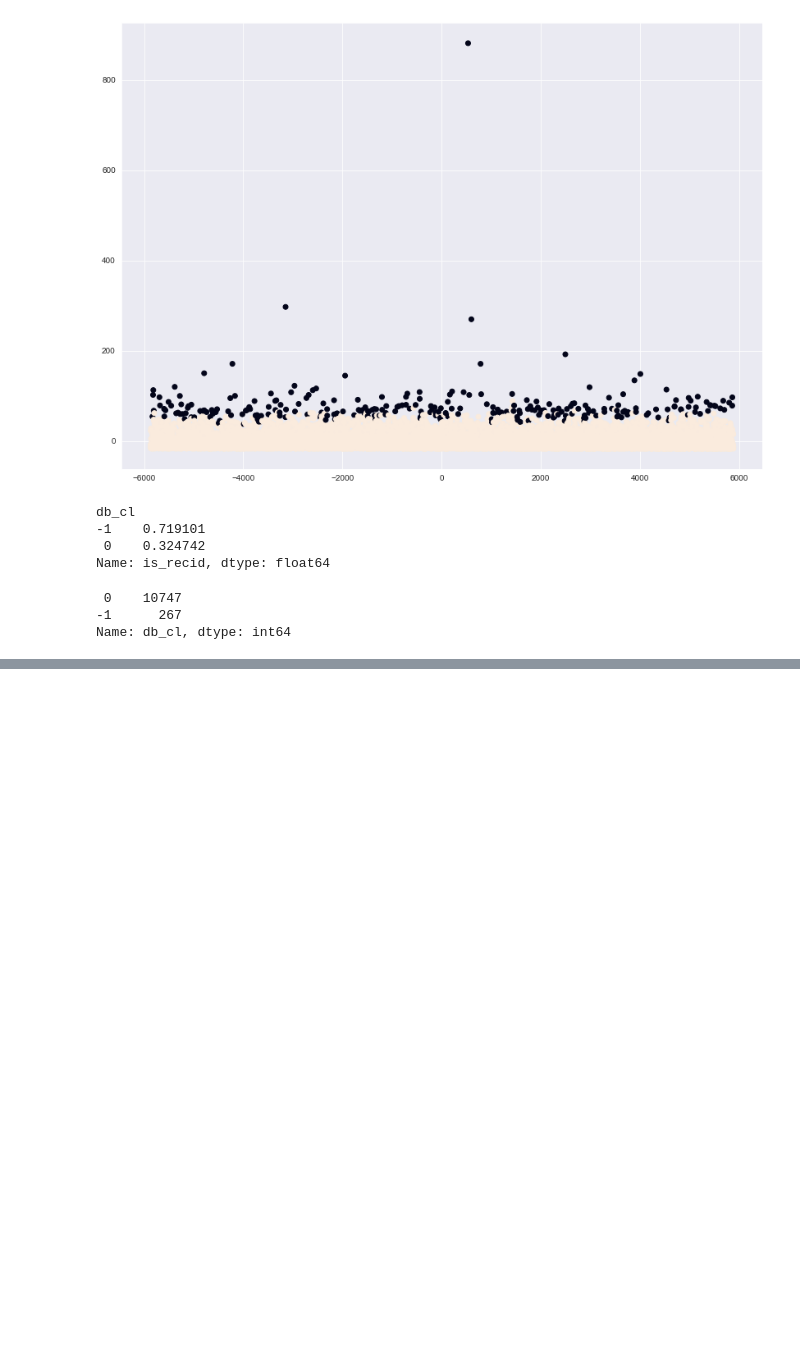
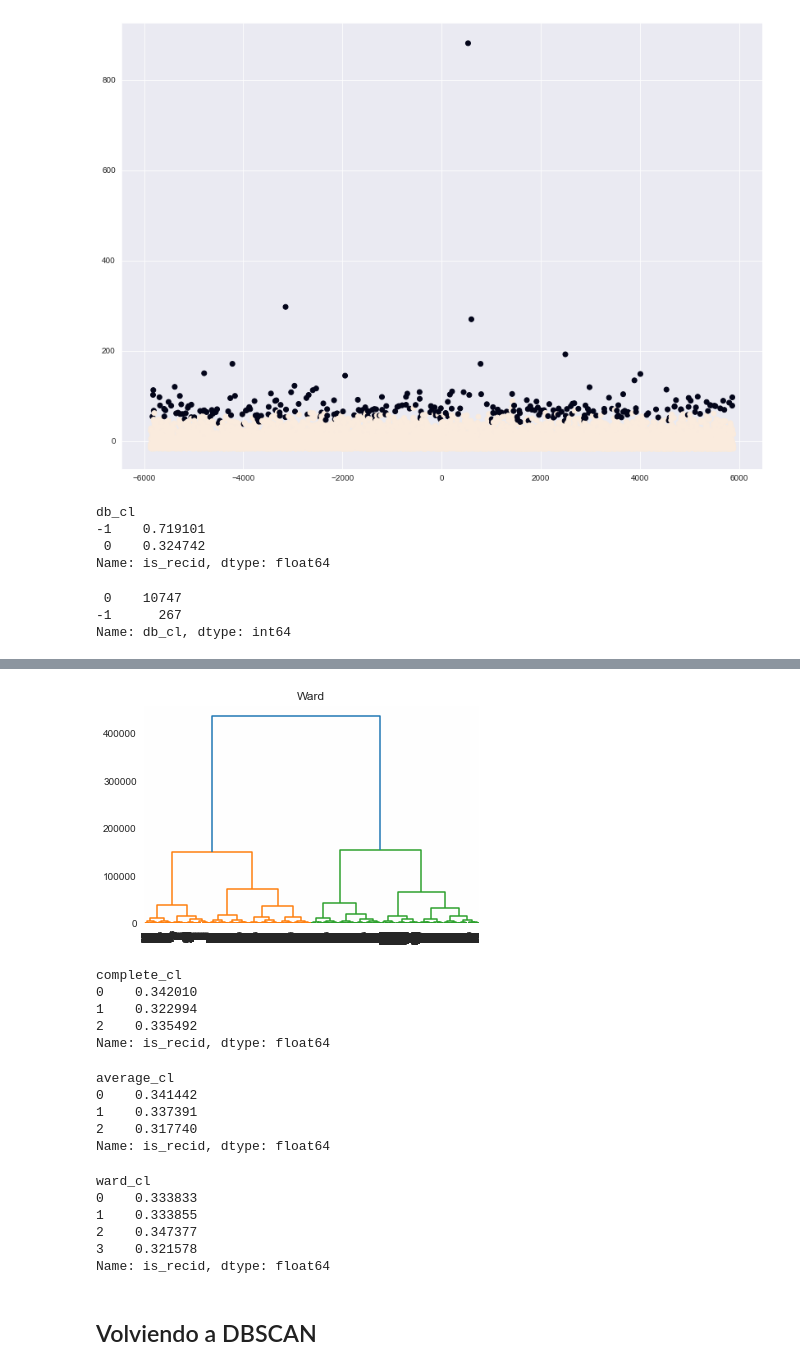
Before and after one commit to PJaramilloV/bias-no-basado, a Jupyter notebook: src/pregunta-2.ipynb, the cells around one changed output, grey strips where cells are left out. Cells and saved outputs as stored; diff of their text form; code cells hidden in the pictures; blank space fills up the shorter version.

```diff
--- a/src/pregunta-2.ipynb
+++ b/src/pregunta-2.ipynb
@@ -149,0 +174,43 @@ Name: db_cl, dtype: int64
+# %%
+dendrogram(ward, labels=blind_recid_people.index, orientation='top', leaf_rotation=90)
+plt.title('Ward')
+plt.show()
+# %% [output]
+[figure, added]
+# %%
+# Descartamos el metodo single puesto que no se puede definir la altura de corte de manera visual
+# Para complete el trehshold sera de 6000, para average de 3000 y para ward de 1000000
+complete_agg = AgglomerativeClustering(n_clusters=None, linkage='complete', distance_threshold=6000).fit(blind_recid_people)
+average_agg = AgglomerativeClustering(n_clusters=None, linkage='average', distance_threshold=3000).fit(blind_recid_people)
+ward_agg = AgglomerativeClustering(n_clusters=None, linkage='ward', distance_threshold=100000).fit(blind_recid_people)
+
+# Ahora revisamos el porcentaje de reincidencia por cluster
+main_people['complete_cl'] = complete_agg.labels_
+main_people.groupby('complete_cl').is_recid.mean()
+# %% [output]
+complete_cl
+0    0.342010
+1    0.322994
+2    0.335492
+Name: is_recid, dtype: float64
+# %%
+main_people['average_cl'] = average_agg.labels_
+main_people.groupby('average_cl').is_recid.mean()
+# %% [output]
+average_cl
+0    0.341442
+1    0.337391
+2    0.317740
+Name: is_recid, dtype: float64
+# %%
+main_people['ward_cl'] = ward_agg.labels_
+main_people.groupby('ward_cl').is_recid.mean()
+# %% [output]
+ward_cl
+0    0.333833
+1    0.333855
+2    0.347377
+3    0.321578
+Name: is_recid, dtype: float64
+# %% [markdown]
+## Volviendo a DBSCAN
```
Also changed, not shown: parts of 5 cells of this notebook.
